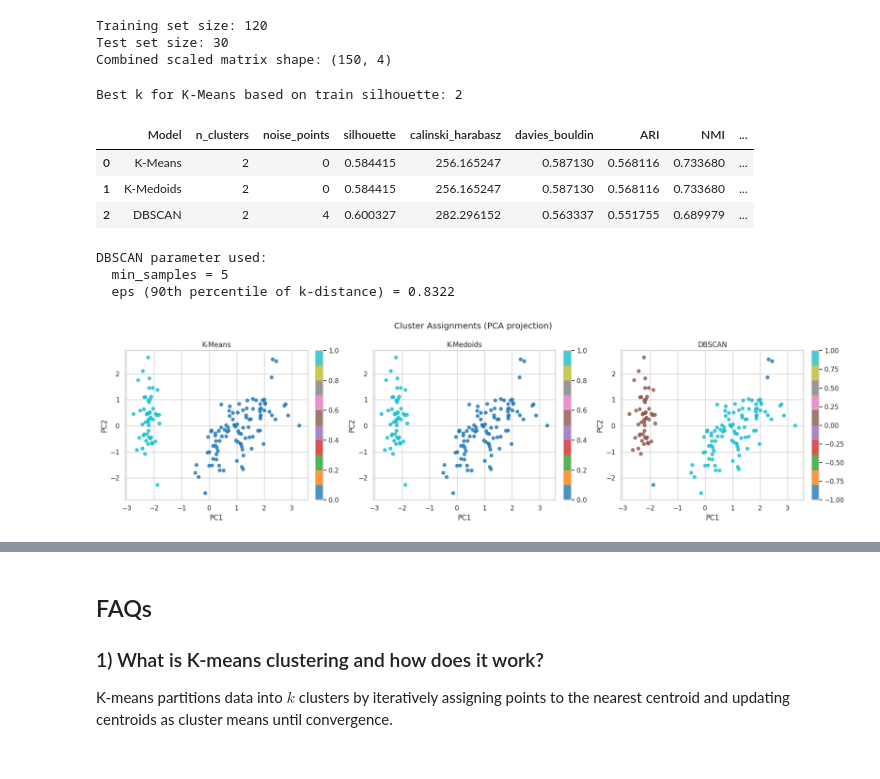
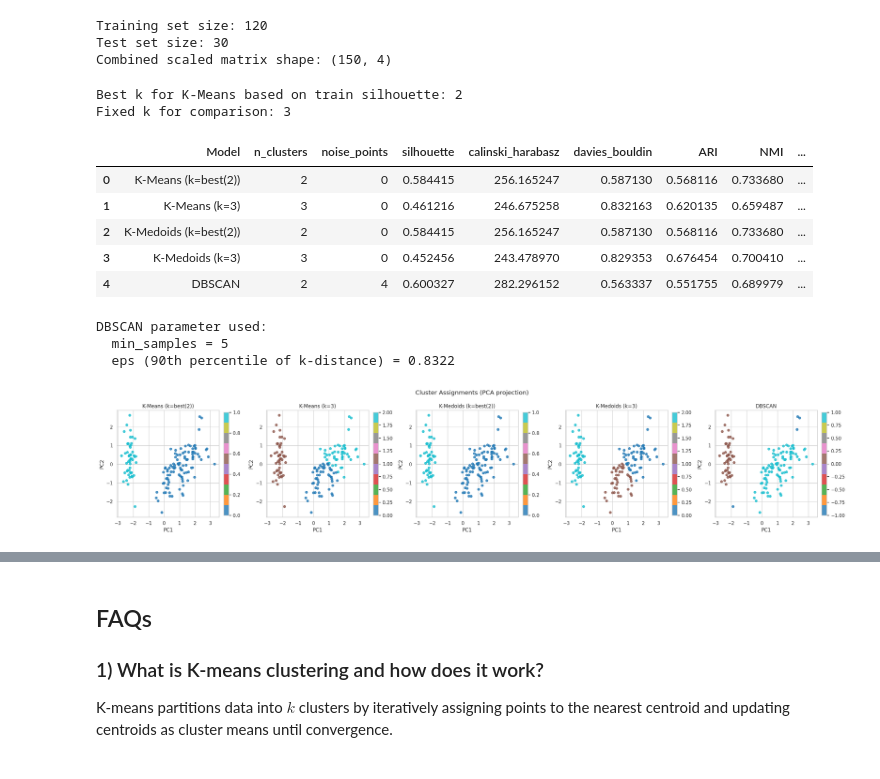
Before and after one commit to retrixe/collegework, a Jupyter notebook: sem6/mll/Assignment6.ipynb, the cells around one changed output, grey strips where cells are left out. Drawn from its saved outputs; the diff is of its cells as text; code cells hidden in the pictures.

Commit message:
sem6/mll: update assignment 6 with comparison k=3

```diff
--- a/sem6/mll/Assignment6.ipynb
+++ b/sem6/mll/Assignment6.ipynb
@@ -320,7 +320,7 @@ def kmedoids_pam(X_data, k=2, max_iter=100, random_state=42):
 results = []
 labels_dict = {}
 
-# ---- K-Means ----
+# ---- K selection for side-by-side comparison ----
 k_values = range(2, 8)
 k_sil_scores = []
 for k in k_values:
@@ -328,26 +328,38 @@ for k in k_values:
     lbl_temp = km_temp.fit_predict(X_train_scaled)
     k_sil_scores.append(silhouette_score(X_train_scaled, lbl_temp))
 
-best_k = list(k_values)[int(np.argmax(k_sil_scores))]
-print(f"Best k for K-Means based on train silhouette: {best_k}")
+best_k_sil = list(k_values)[int(np.argmax(k_sil_scores))]
+fixed_k = 3
+print(f"Best k for K-Means based on train silhouette: {best_k_sil}")
+print(f"Fixed k for comparison: {fixed_k}")
 
-kmeans = KMeans(n_clusters=best_k, n_init=20, random_state=42)
-labels_kmeans = kmeans.fit_predict(X_all_scaled)
-labels_dict["K-Means"] = labels_kmeans
+k_options = [
+    (best_k_sil, f"k=best({best_k_sil})"),
+    (fixed_k, "k=3"),
+]
 
-res_kmeans = evaluate_clustering(X_all_scaled, y_all, labels_kmeans, "K-Means")
-acc, pre, rec, f1 = cluster_to_class_metrics(y_all, labels_kmeans)
-res_kmeans.update({"Mapped_Accuracy": acc, "Mapped_Precision": pre, "Mapped_Recall": rec, "Mapped_F1": f1})
-results.append(res_kmeans)
+# ---- K-Means (two versions) ----
+for k_val, k_label in k_options:
+    model_name = f"K-Means ({k_label})"
+    kmeans = KMeans(n_clusters=k_val, n_init=20, random_state=42)
+    labels_kmeans = kmeans.fit_predict(X_all_scaled)
+    labels_dict[model_name] = labels_kmeans
 
-# ---- K-Medoids (PAM) ----
-labels_kmedoids, medoids = kmedoids_pam(X_all_scaled, k=best_k, max_iter=100, random_state=42)
-labels_dict["K-Medoids"] = labels_kmedoids
+    res_kmeans = evaluate_clustering(X_all_scaled, y_all, labels_kmeans, model_name)
+    acc, pre, rec, f1 = cluster_to_class_metrics(y_all, labels_kmeans)
+    res_kmeans.update({"Mapped_Accuracy": acc, "Mapped_Precision": pre, "Mapped_Recall": rec, "Mapped_F1": f1})
+    results.append(res_kmeans)
 
-res_kmedoids = evaluate_clustering(X_all_scaled, y_all, labels_kmedoids, "K-Medoids")
-acc, pre, rec, f1 = cluster_to_class_metrics(y_all, labels_kmedoids)
-res_kmedoids.update({"Mapped_Accuracy": acc, "Mapped_Precision": pre, "Mapped_Recall": rec, "Mapped_F1": f1})
-results.append(res_kmedoids)
+# ---- K-Medoids (two versions) ----
+for k_val, k_label in k_options:
+    model_name = f"K-Medoids ({k_label})"
+    labels_kmedoids, medoids = kmedoids_pam(X_all_scaled, k=k_val, max_iter=100, random_state=42)
+    labels_dict[model_name] = labels_kmedoids
+
+    res_kmedoids = evaluate_clustering(X_all_scaled, y_all, labels_kmedoids, model_name)
+    acc, pre, rec, f1 = cluster_to_class_metrics(y_all, labels_kmedoids)
+    res_kmedoids.update({"Mapped_Accuracy": acc, "Mapped_Precision": pre, "Mapped_Recall": rec, "Mapped_F1": f1})
+    results.append(res_kmedoids)
 
 # ---- DBSCAN ----
 # Estimate epsilon using distance to kth nearest neighbor
@@ -366,39 +378,46 @@ res_dbscan = evaluate_clustering(X_all_scaled, y_all, labels_dbscan, "DBSCAN")
 acc, pre, rec, f1 = cluster_to_class_metrics(y_all, labels_dbscan)
 res_dbscan.update({"Mapped_Accuracy": acc, "Mapped_Precision": pre, "Mapped_Recall": rec, "Mapped_F1": f1})
 results.append(res_dbscan)
 
 results_df = pd.DataFrame(results)
 display(results_df)
 
 print("\nDBSCAN parameter used:")
 print(f"  min_samples = {min_samples}")
 print(f"  eps (90th percentile of k-distance) = {eps_estimate:.4f}")
 
 # PCA 2D visualization
 pca = PCA(n_components=2, random_state=42)
 X_pca = pca.fit_transform(X_all_scaled)
 
-fig, axes = plt.subplots(1, 3, figsize=(18, 5))
-for ax, (model_name, labels_model) in zip(axes, labels_dict.items()):
+n_models = len(labels_dict)
+fig, axes = plt.subplots(1, n_models, figsize=(5 * n_models, 5))
+if n_models == 1:
+    axes = [axes]
+
+for ax, (model_name, labels_model) in zip(np.ravel(axes), labels_dict.items()):
     scatter = ax.scatter(X_pca[:, 0], X_pca[:, 1], c=labels_model, cmap="tab10", s=30, alpha=0.8)
     ax.set_title(model_name)
     ax.set_xlabel("PC1")
     ax.set_ylabel("PC2")
     plt.colorbar(scatter, ax=ax, fraction=0.046, pad=0.04)
 
 plt.suptitle("Cluster Assignments (PCA projection)")
 plt.tight_layout()
 plt.show()
 # %% [output]
 Best k for K-Means based on train silhouette: 2
+Fixed k for comparison: 3
 |  | Model | n_clusters | noise_points | silhouette | calinski_harabasz | davies_bouldin | ARI | NMI | ... |
-| 0 | K-Means | 2 | 0 | 0.584415 | 256.165247 | 0.587130 | 0.568116 | 0.733680 | ... |
-| 1 | K-Medoids | 2 | 0 | 0.584415 | 256.165247 | 0.587130 | 0.568116 | 0.733680 | ... |
-| 2 | DBSCAN | 2 | 4 | 0.600327 | 282.296152 | 0.563337 | 0.551755 | 0.689979 | ... |
+| 0 | K-Means (k=best(2)) | 2 | 0 | 0.584415 | 256.165247 | 0.587130 | 0.568116 | 0.733680 | ... |
+| 1 | K-Means (k=3) | 3 | 0 | 0.461216 | 246.675258 | 0.832163 | 0.620135 | 0.659487 | ... |
+| 2 | K-Medoids (k=best(2)) | 2 | 0 | 0.584415 | 256.165247 | 0.587130 | 0.568116 | 0.733680 | ... |
+| 3 | K-Medoids (k=3) | 3 | 0 | 0.452456 | 243.478970 | 0.829353 | 0.676454 | 0.700410 | ... |
+| 4 | DBSCAN | 2 | 4 | 0.600327 | 282.296152 | 0.563337 | 0.551755 | 0.689979 | ... |
 DBSCAN parameter used:
   min_samples = 5
   eps (90th percentile of k-distance) = 0.8322
-[figure, old version]
+[figure, new version]
 # %%
 # 8. Compare the performance of various clustering methods
 # Better for silhouette/CH: higher; better for Davies-Bouldin: lower
```
Also changed, not shown: parts of 1 cell of this notebook.
